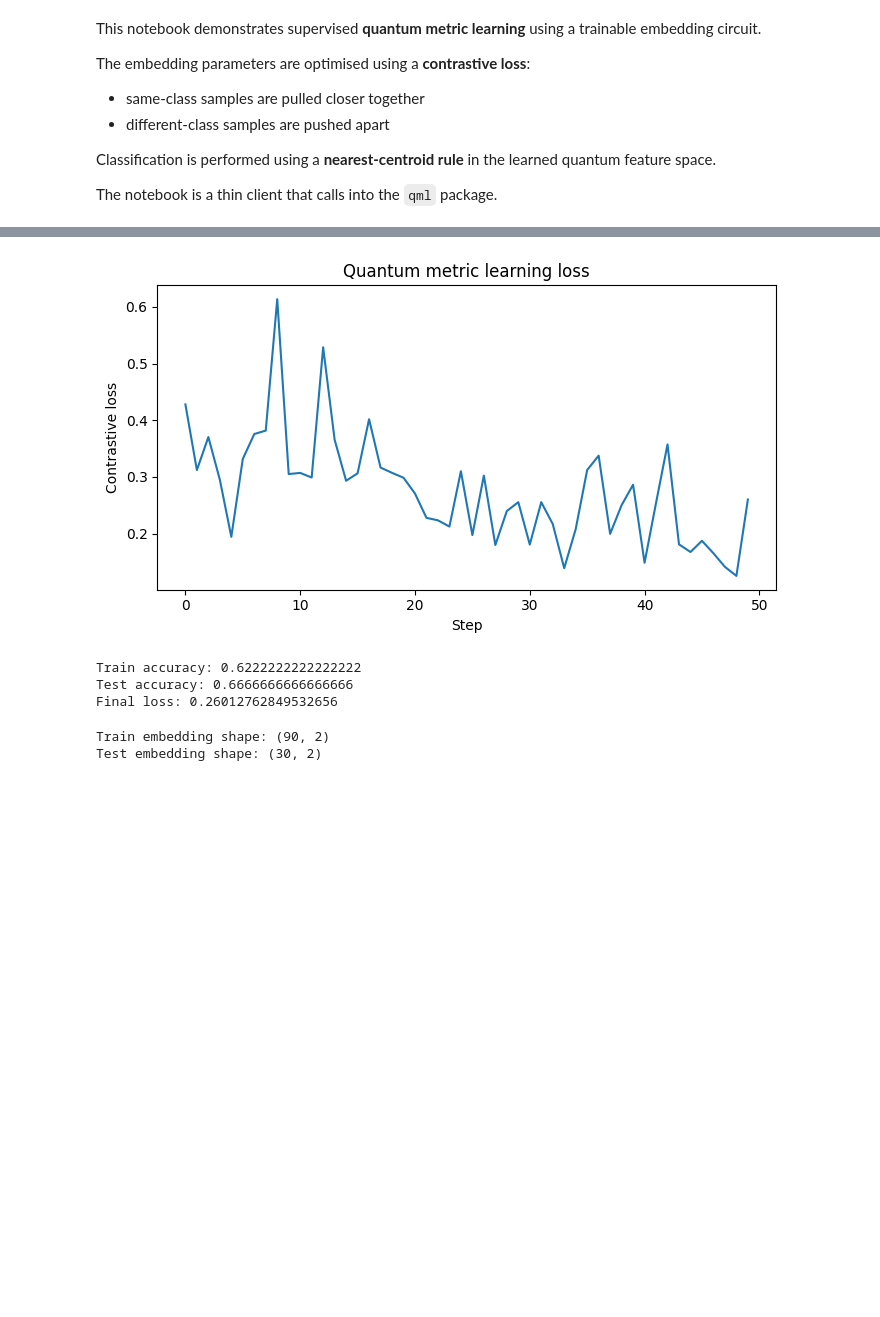
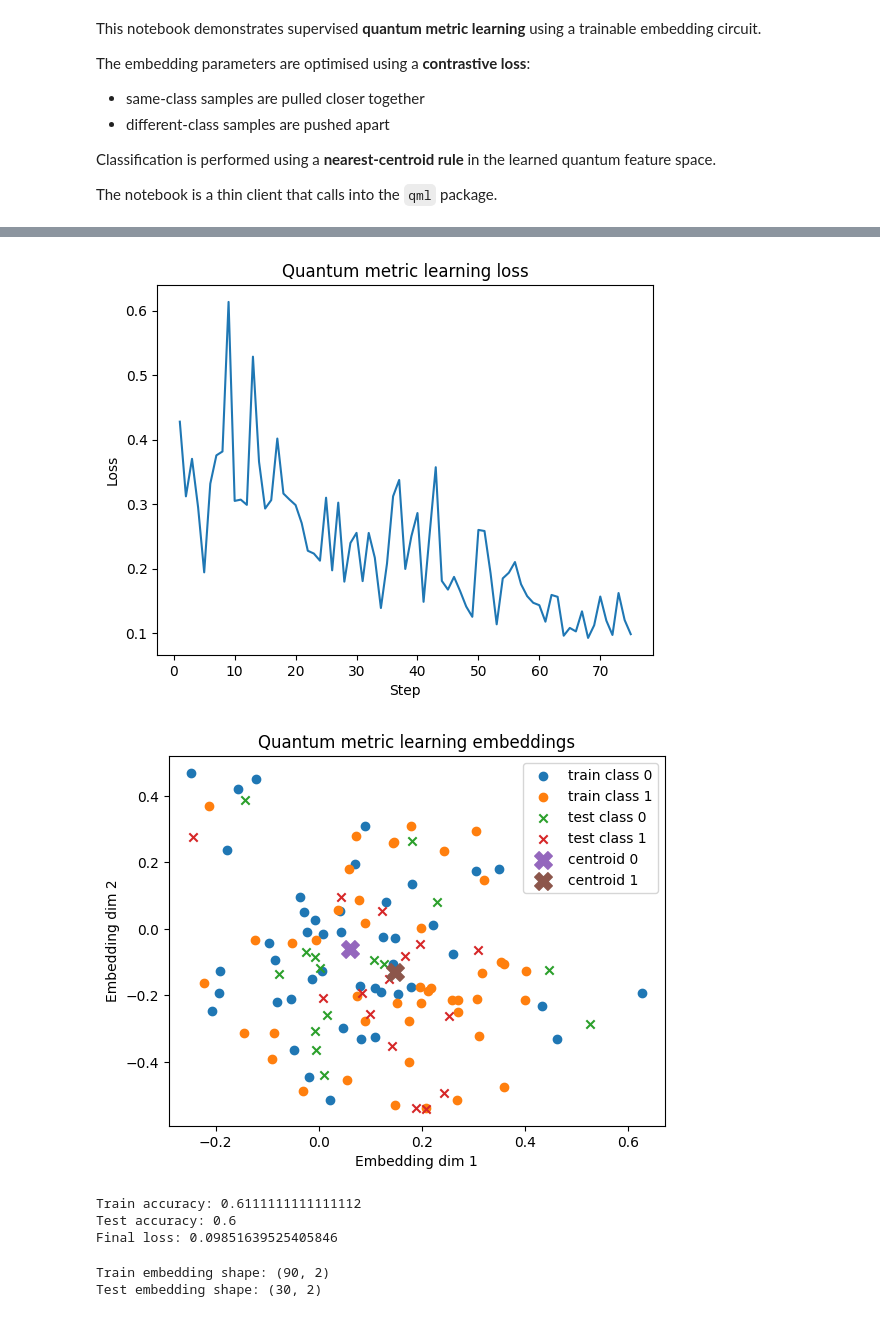
Before and after one commit to SidRichardsQuantum/Quantum_Machine_Learning, a Jupyter notebook: notebooks/quantum_metric_learning.ipynb, the cells around one changed output, grey strips where cells are left out. Cells and saved outputs as stored; diff of their text form; code cells hidden in the pictures; blank space fills up the shorter version.

```diff
--- a/notebooks/quantum_metric_learning.ipynb
+++ b/notebooks/quantum_metric_learning.ipynb
@@ -20,7 +20,7 @@ result = run_quantum_metric_learner(
     dataset="moons",
     samples=120,
     layers=2,
-    steps=50,
+    steps=75,
     stepsize=0.05,
     margin=0.5,
     pairs_per_step=32,
@@ -41,7 +44,8 @@ print("Final loss:", result.loss_history[-1])
-[figure, old version]
+[figure, new version]
+[figure, added]
-Train accuracy: 0.6222222222222222
-Test accuracy: 0.6666666666666666
-Final loss: 0.26012762849532656
+Train accuracy: 0.6111111111111112
+Test accuracy: 0.6
+Final loss: 0.09851639525405846
 # %%
 # Inspect embedding outputs
 
```
Also changed, not shown: parts of 4 cells of this notebook, 10 other files.
